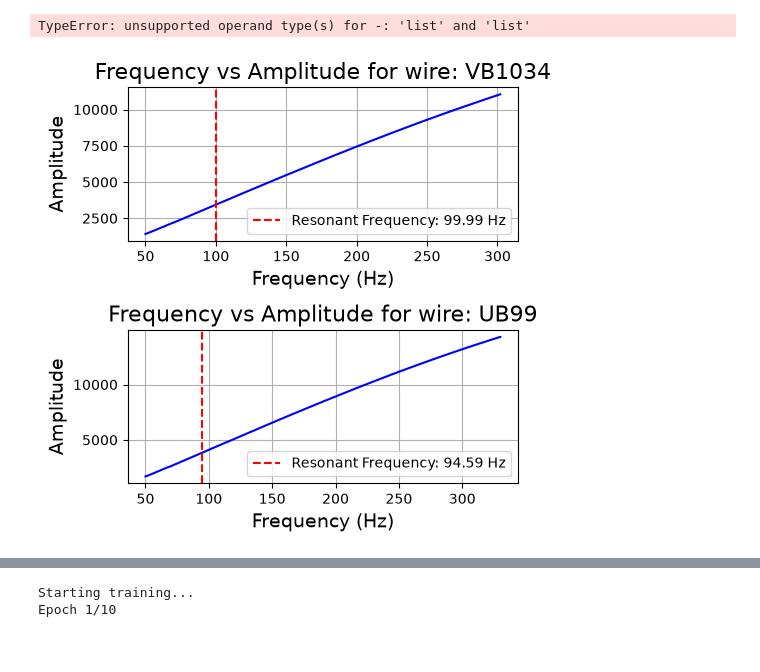
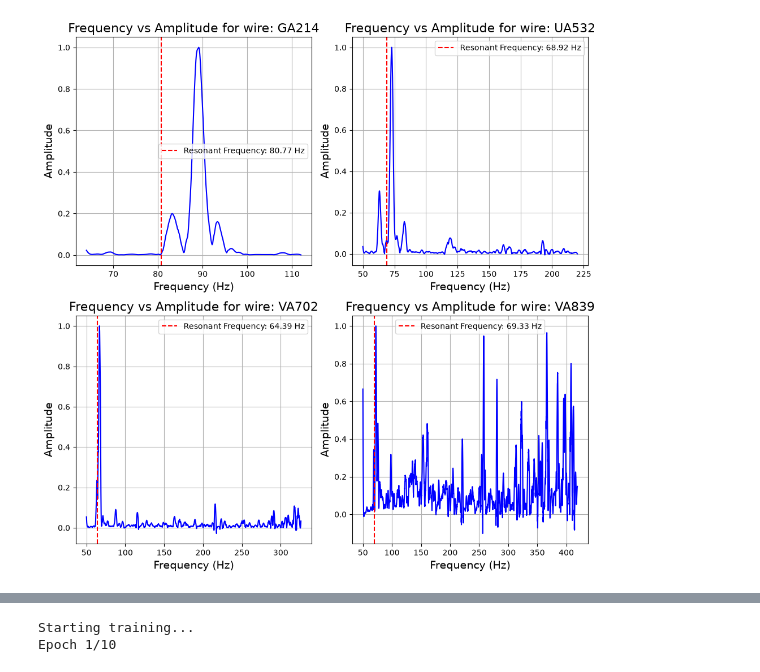
Before and after one commit to SiemBerhane/preliminary-dwa-ml, a Jupyter notebook: initial-data-cleaning/testing.ipynb, the cells around one changed output, grey strips where cells are left out. Cells and saved outputs as stored; diff of their text form; code cells hidden in the pictures.

Commit message:
Fix amplitude smoothing

```diff
--- a/initial-data-cleaning/testing.ipynb
+++ b/initial-data-cleaning/testing.ipynb
@@ -25,24 +41,20 @@ df = pd.read_pickle("datasets/APA30_PostCold_27_01_26.pkl")
-# %%
-bg_sub_scan = prepare_data.baseline_subtracted(df['freq'].values, df['ampl'].values)
-# %% [output]
-TypeError: unsupported operand type(s) for -: 'list' and 'list'
 # %%
-rows, cols = 2, 1
-fig, axes = plt.subplots(nrows=rows, ncols=cols, figsize=(5, 5))
+rows, cols = 2, 2
+fig, axes = plt.subplots(nrows=rows, ncols=cols, figsize=(10, 10))
 axes = axes.flatten()
 indices = np.random.randint(0, len(df), len(axes))
 # indices = [0]
 for plot_index, data_index in enumerate(indices):
     freq = df['freq'].values[data_index]
     ampl = df['ampl'].values[data_index]
-    bg_reduced_ampl = prepare_data.baseline_subtracted(freq, df['ampl'].values[data_index])
+    bg_reduced_ampl = df['baseline_subtracted_ampl'].values[data_index]
+    smoothed_ampl = df['smoothed_ampl'].values[data_index]
     wire = df['uid'].values[data_index]
     res_freq = df['res_freq'].values[data_index]
 
-    # smoothed_ampl = prepare_data.smooth_data(freq, ampl)
-    visualisation.plot_scans(axes[plot_index], freq, smoothed_freqs[data_index], wire, res_freq)
+    visualisation.plot_scans(axes[plot_index], freq, smoothed_ampl, wire, res_freq)
 
 plt.tight_layout()
 plt.show()
 # %% [output]
-[figure, old version]
+[figure, new version]
```
Also changed, not shown: parts of 8 cells of this notebook, 2 other files.
